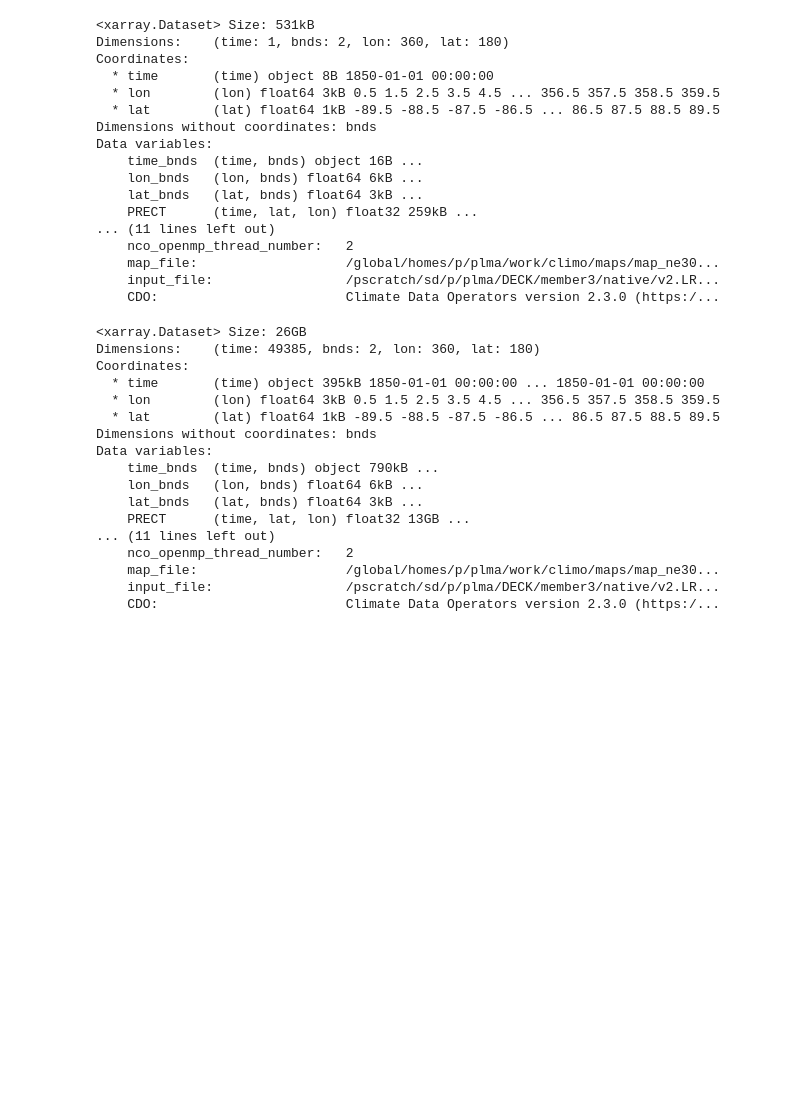
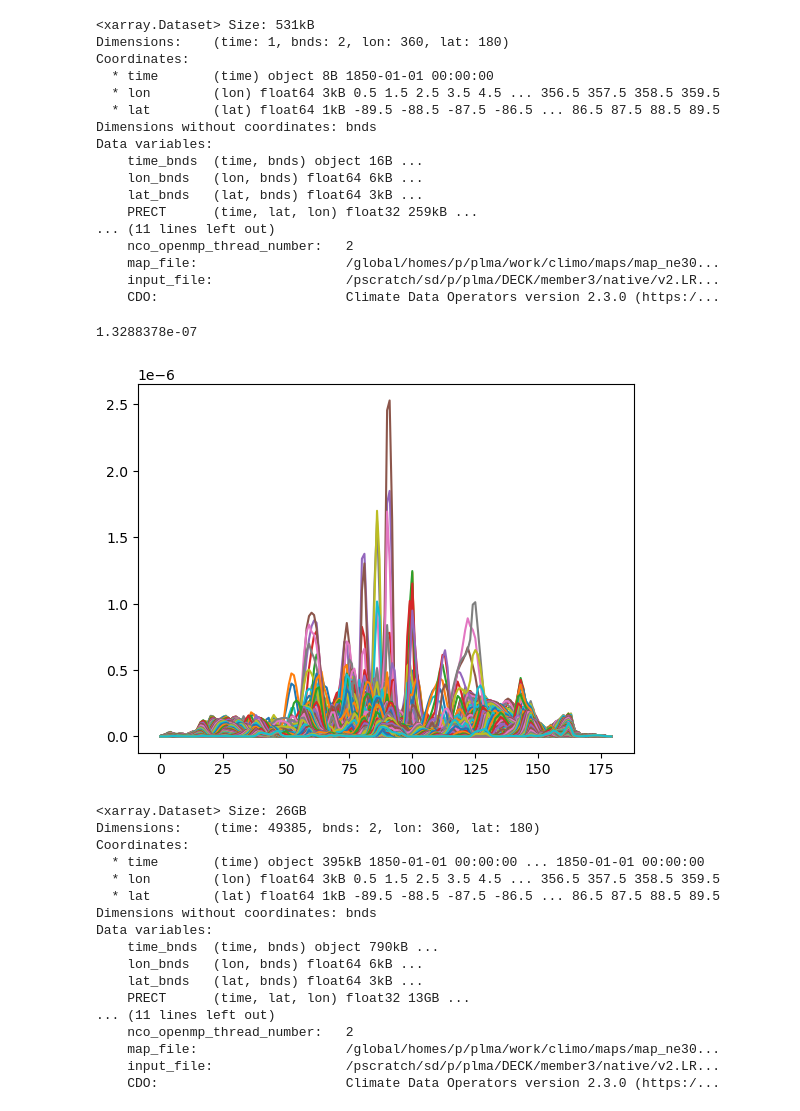
Before and after one commit to Jolan-vP/E3SM, a Jupyter notebook: playfile.ipynb, the cells around one changed output. Drawn from its saved outputs; the diff is of its cells as text; code cells hidden in the pictures; blank space fills up the shorter version.

```diff
--- a/playfile.ipynb
+++ b/playfile.ipynb
@@ -1018,3 +1026,11 @@ raw_test_pm = xr.open_dataset('/pscratch/sd/p/plutzner/E3SM/bigdata/input_vars.v
+# %%
+plt.figure()
+plt.plot(raw_train_pm["PRECT"][10])
+
+print(raw_train_pm["PRECT"][10, 30, 120].values)
+# %% [output]
+1.3288378e-07
+[figure, added]
 # %%
 raw_train_pm.sel(time = '1850-01-01')
 raw_val_pm.sel(time = '1850-01-01')
```
Also changed, not shown: parts of 8 cells of this notebook, 21 other files.
